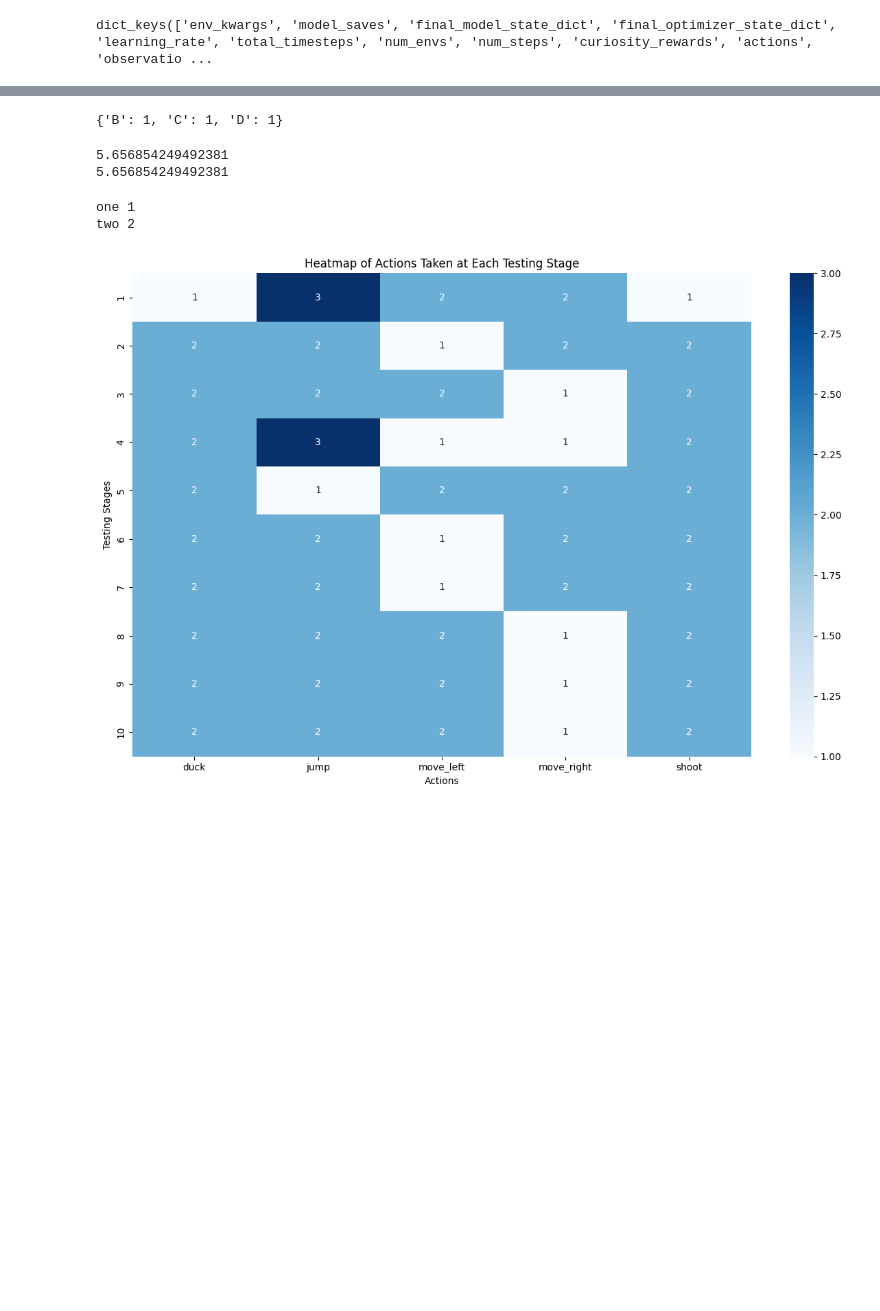
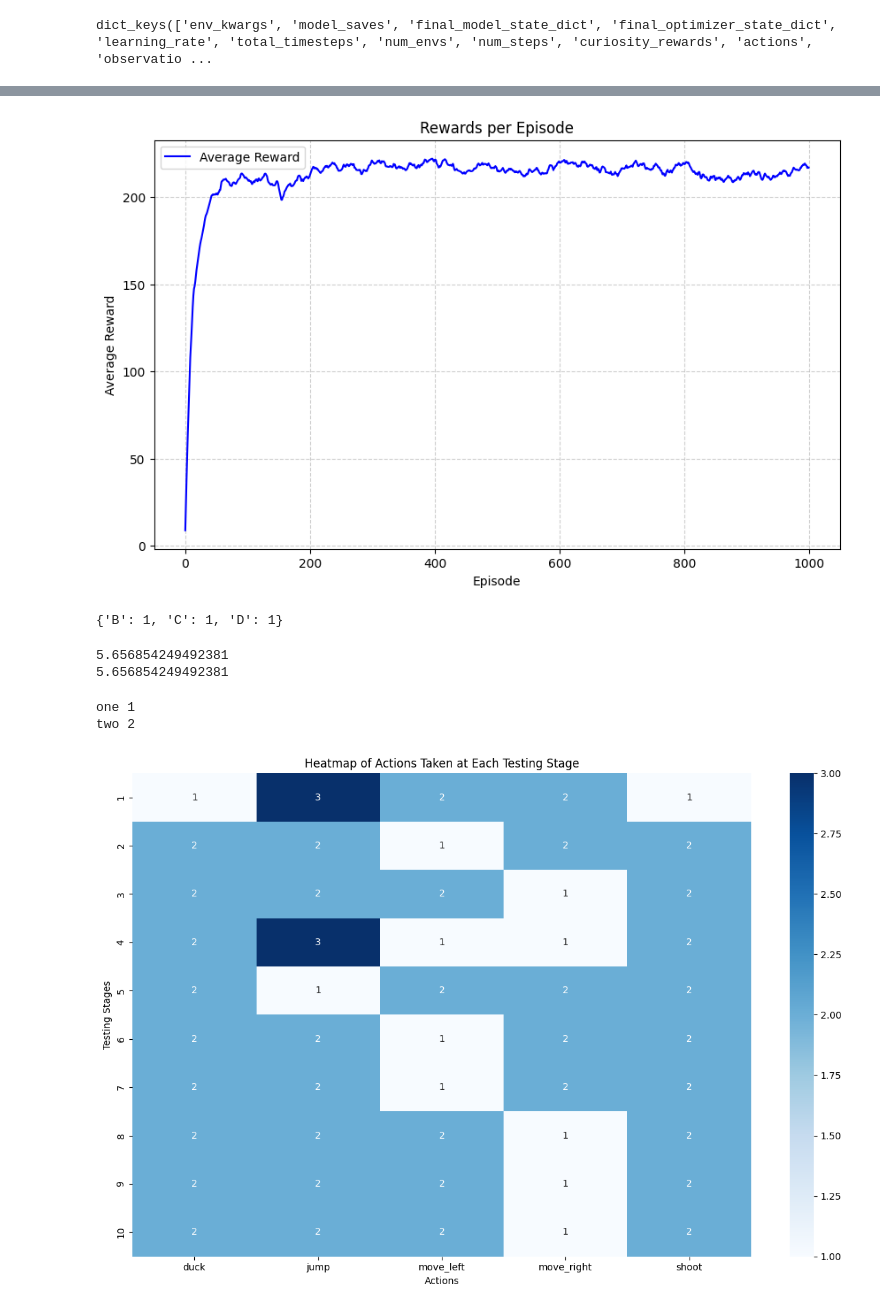
Before and after one commit to KevinHan1209/mini_behavior, a Jupyter notebook: testNotebook.ipynb, the cells around one changed output, grey strips where cells are left out. Drawn from its saved outputs; the diff is of its cells as text; code cells hidden in the pictures; blank space fills up the shorter version.

```diff
--- a/testNotebook.ipynb
+++ b/testNotebook.ipynb
@@ -212,0 +184,17 @@ NameError: name 'rewards' is not defined
+# %%
+
+from IPython.display import display
+
+actions = checkpoint['actions']
+rewards = checkpoint['curiosity_rewards']
+def all_tensors_same_length(tensor_list):
+    lengths = [t.size(0) for t in tensor_list]  # Get the length of each tensor
+    return all(length == lengths[0] for length in lengths)
+
+# Usage
+if all_tensors_same_length(actions):
+    print("All tensors have the same length.")
+else:
+    print("Tensors have different lengths.")
+actions = [tensor.to(torch.int64).flatten() for tensor in actions]
+print(actions[2])
@@ -213,3 +256,20 @@ NameError: name 'rewards' is not defined
+# %%
+plt.figure(figsize=(10, 6))
+plt.plot(rewards, linestyle='-', color='blue', label='Average Reward')
+
+# Add labels and title
+plt.xlabel('Episode')
+plt.ylabel('Average Reward')
+plt.title('Rewards per Episode')
+plt.legend()
+
+# Show grid for better readability
+plt.grid(True, linestyle='--', alpha=0.6)
+
+# Display the plot
+plt.show()
+# %% [output]
+[figure, added]
 # %%
 support_cache = supports(armies)
 # %%
```
Also changed, not shown: parts of 7 cells of this notebook, 27 other files.
